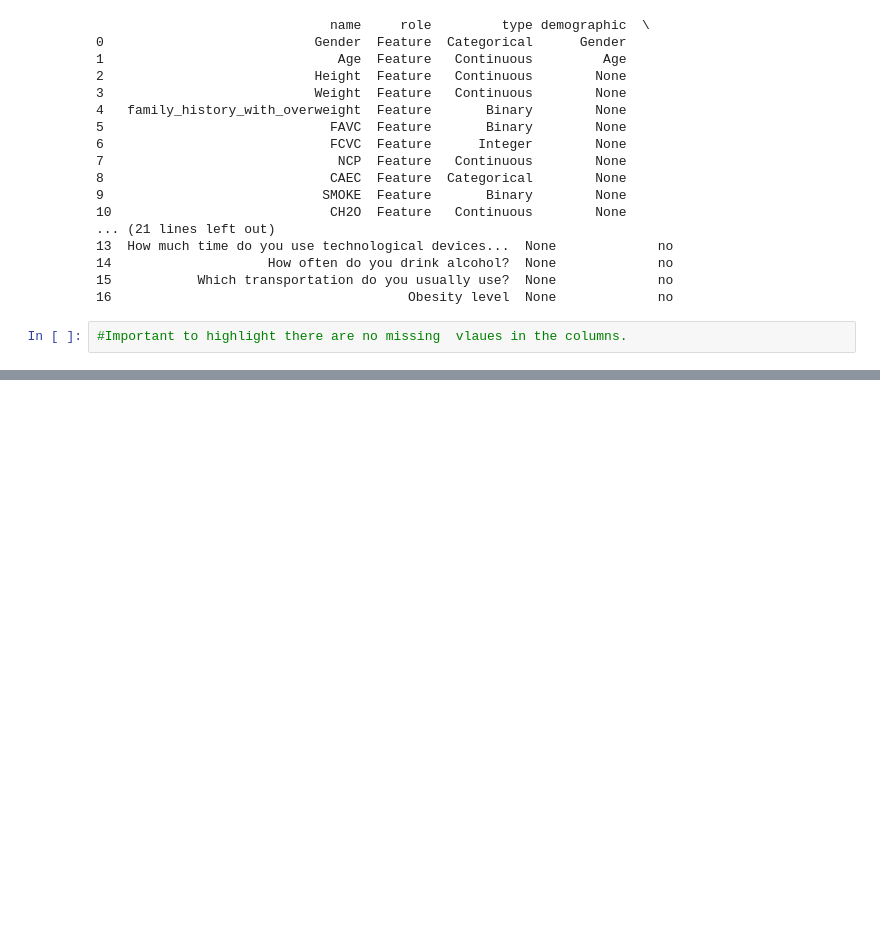
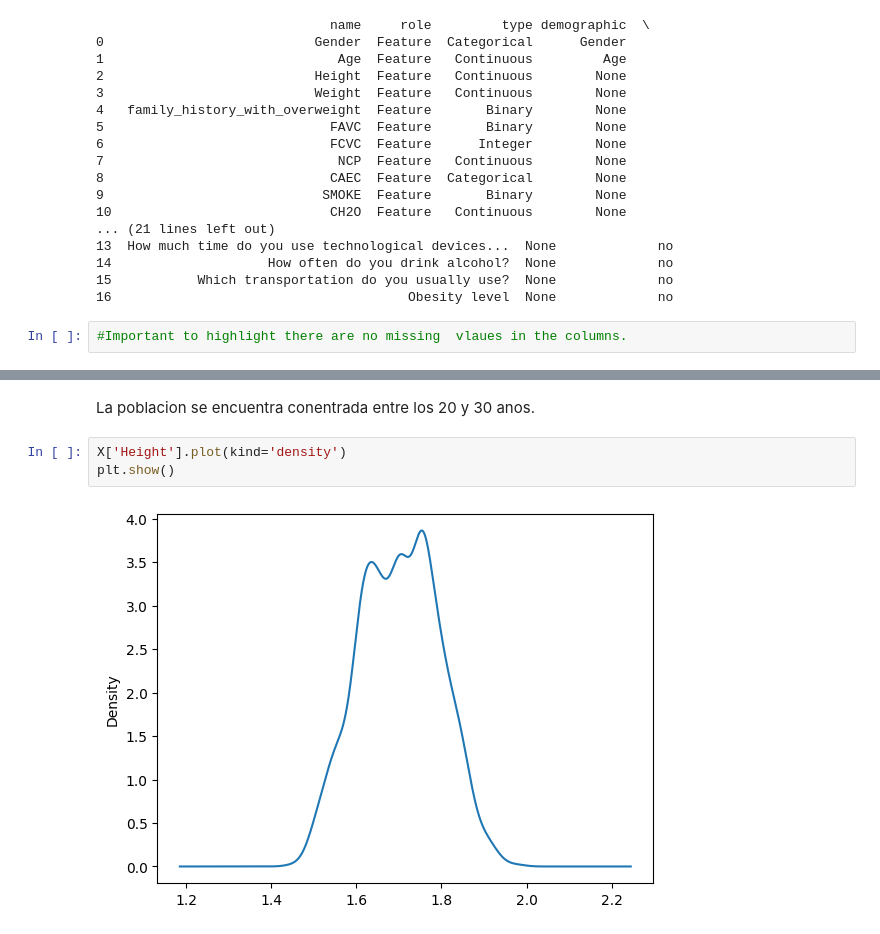
Before and after one commit to purplefunke/Taller_final, a Jupyter notebook: ML_Final/Final.ipynb, the cells around one changed output, grey strips where cells are left out. Drawn from its saved outputs; the diff is of its cells as text; blank space fills up the shorter version.

```diff
--- a/ML_Final/Final.ipynb
+++ b/ML_Final/Final.ipynb
@@ -86,0 +307,7 @@ print(dataset.variables)
+# %% [markdown]
+La poblacion se encuentra conentrada entre los 20 y 30 anos.
+# %%
+X['Height'].plot(kind='density')
+plt.show()
+# %% [output]
+[figure, added]
```
Also changed, not shown: parts of 40 cells of this notebook, 1 other file.
